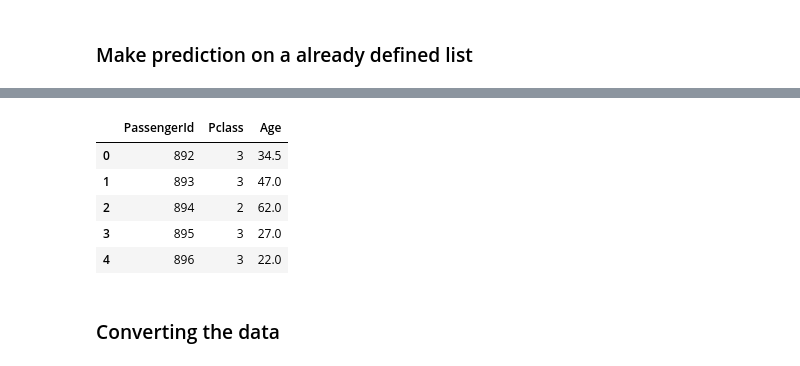
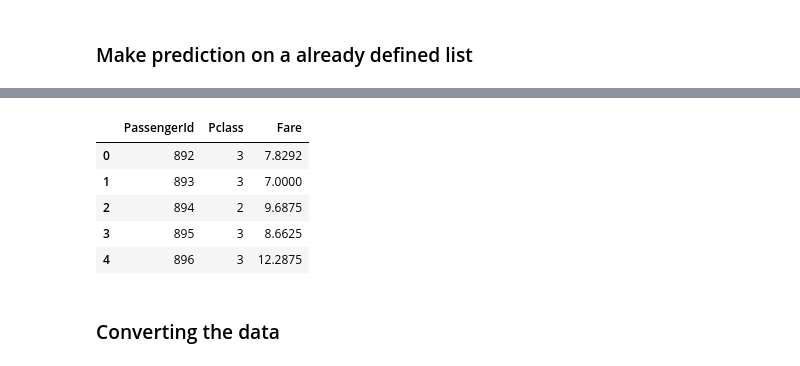
Before and after one commit to Prakhar2505/Python-8-September-2018, a Jupyter notebook: Machine Learning/Logistic Regression/Titanic Survival Prediction/ML Basics - Titanic.ipynb, the cells around one changed output, grey strips where cells are left out. Drawn from its saved outputs; the diff is of its cells as text; code cells hidden in the pictures.

```diff
--- a/Machine Learning/Logistic Regression/Titanic Survival Prediction/ML Basics - Titanic.ipynb
+++ b/Machine Learning/Logistic Regression/Titanic Survival Prediction/ML Basics - Titanic.ipynb
@@ -197,15 +199,15 @@ test_data.head()
 | 3 | 895 | 3 | Wirz, Mr. Albert | male | 27.0 | 0 | 0 | 315154 | 8.6625 | NaN | ... |
 | 4 | 896 | 3 | Hirvonen, Mrs. Alexander (Helga E... | female | 22.0 | 1 | 1 | 3101298 | 12.2875 | NaN | ... |
 # %%
-test_data = test_data[['PassengerId', 'Pclass', 'Age']]
+test_data = test_data[['PassengerId', 'Pclass', 'Fare']]
 test_data.head()
 # %% [output]
-|  | PassengerId | Pclass | Age |
-| 0 | 892 | 3 | 34.5 |
-| 1 | 893 | 3 | 47.0 |
-| 2 | 894 | 2 | 62.0 |
-| 3 | 895 | 3 | 27.0 |
-| 4 | 896 | 3 | 22.0 |
+|  | PassengerId | Pclass | Fare |
+| 0 | 892 | 3 | 7.8292 |
+| 1 | 893 | 3 | 7.0000 |
+| 2 | 894 | 2 | 9.6875 |
+| 3 | 895 | 3 | 8.6625 |
+| 4 | 896 | 3 | 12.2875 |
 # %% [markdown]
 ### Converting the data
 # %%
```
Also changed, not shown: parts of 17 cells of this notebook.
